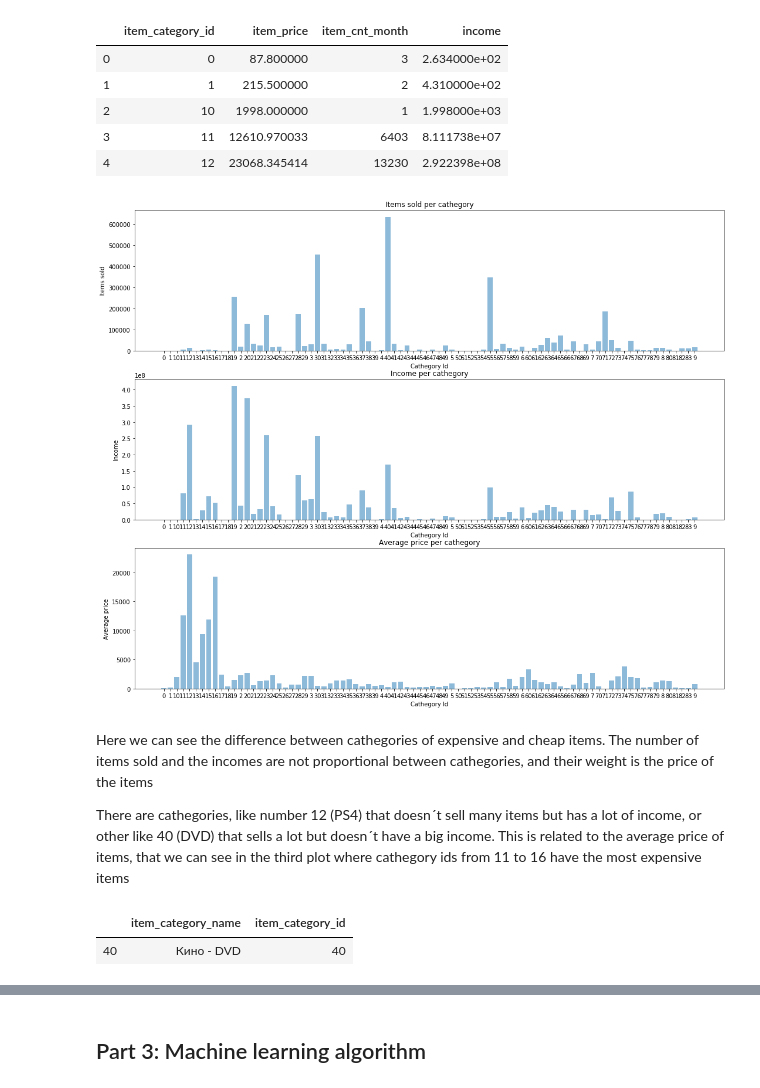
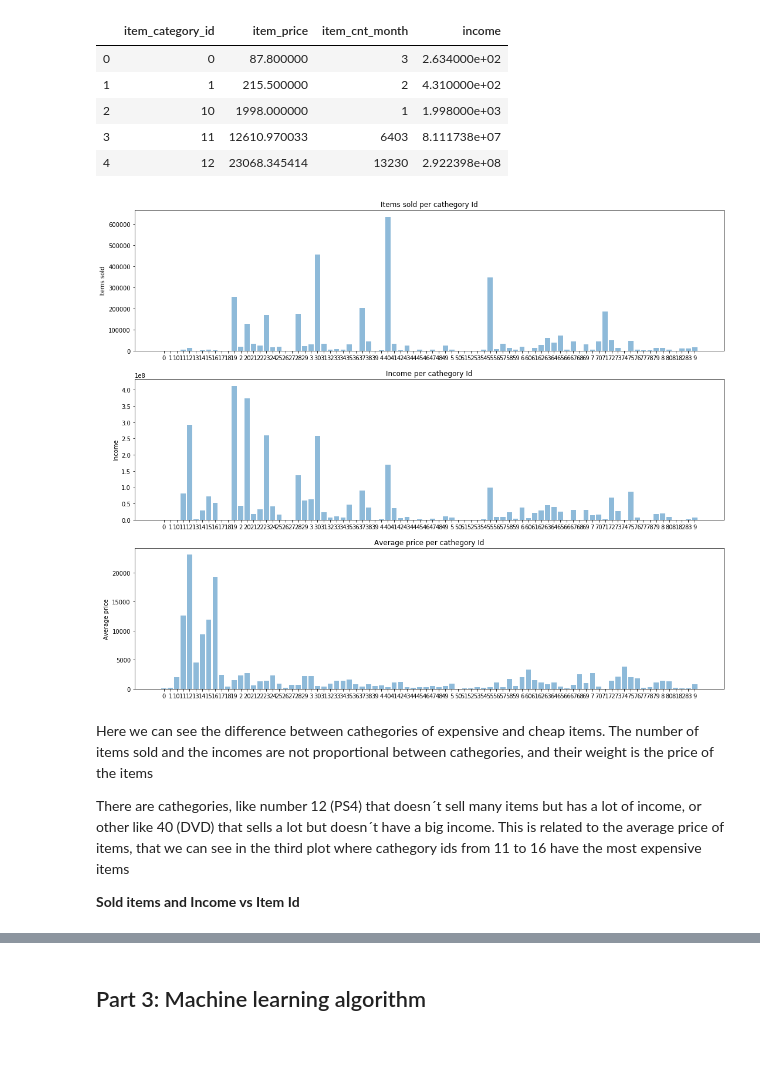
Before and after one commit to canceleiro/Future-Sales, a Jupyter notebook: Future_Sales.ipynb, the cells around one changed output, grey strips where cells are left out. Drawn from its saved outputs; the diff is of its cells as text; code cells hidden in the pictures; blank space fills up the shorter version.

```diff
--- a/Future_Sales.ipynb
+++ b/Future_Sales.ipynb
@@ -520,31 +635,28 @@ df_cath.head()
 # %%
 plt.figure(figsize = [18, 15])
 
 plt.subplot(3, 1, 1)
 plt.bar(df_cath.item_category_id, df_cath.item_cnt_month, align='center', alpha=0.5);
 plt.ylabel('Items sold')
-plt.xlabel('Cathegory Id')
-plt.title('Items sold per cathegory')
+# plt.xlabel('Cathegory Id')
+plt.title('Items sold per cathegory Id')
 
 plt.subplot(3, 1, 2)
 plt.bar(df_cath.item_category_id, df_cath.income, align='center', alpha=0.5);
 plt.ylabel('Income')
-plt.xlabel('Cathegory Id')
-plt.title('Income per cathegory');
+# plt.xlabel('Cathegory Id')
+plt.title('Income per cathegory Id');
 
 plt.subplot(3, 1, 3)
 plt.bar(df_cath.item_category_id, df_cath.item_price, align='center', alpha=0.5);
 plt.ylabel('Average price')
-plt.xlabel('Cathegory Id')
-plt.title('Average price per cathegory');
+# plt.xlabel('Cathegory Id')
+plt.title('Average price per cathegory Id');
 # %% [output]
-[figure, old version]
+[figure, new version]
 # %% [markdown]
 Here we can see the difference between cathegories of expensive and cheap items. The number of items sold and the incomes are not proportional between cathegories, and their weight is the price of the items
 
 There are cathegories, like number 12 (PS4) that doesn´t sell many items but has a lot of income, or other like 40 (DVD) that sells a lot but doesn´t have a big income. This is related to the average price of items, that we can see in the third plot where cathegory ids from 11 to 16 have the most expensive items
+
+**Sold items and Income vs Item Id**
-# %%
-items_cat[items_cat.item_category_id ==40]
-# %% [output]
-|  | item_category_name | item_category_id |
-| 40 | Кино - DVD | 40 |
```
Also changed, not shown: parts of 33 cells of this notebook.
